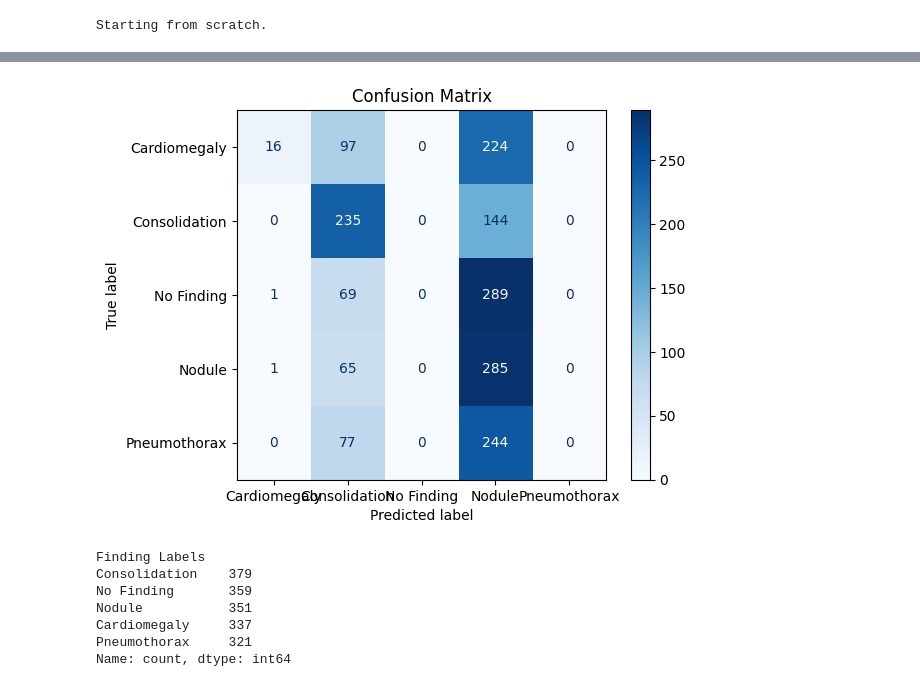
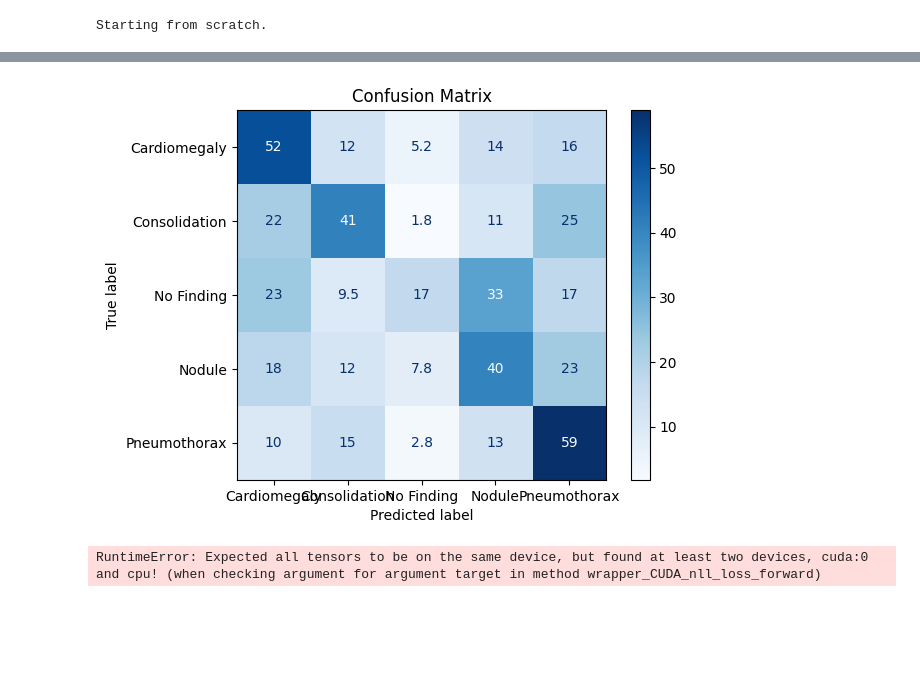
Before and after one commit to JevsJevs/MC906-DiagXray, a Jupyter notebook: ResNet50.ipynb, the cells around one changed output, grey strips where cells are left out. Cells and saved outputs as stored; diff of their text form; code cells hidden in the pictures; blank space fills up the shorter version.

```diff
--- a/ResNet50.ipynb
+++ b/ResNet50.ipynb
@@ -140,6 +154,7 @@ Name: count, dtype: int64
 # %% [markdown]
 # Starting to make the model
 # %%
+import cv2 as cv
 class ChestXrayDataset(Dataset):
     def __init__(self, dataframe, img_dir, transform=None):
         self.df = dataframe.reset_index(drop=True)
@@ -157,9 +172,12 @@ class ChestXrayDataset(Dataset):
         label = self.label_to_idx[label_str]
         img_path = os.path.join(self.img_dir, img_name)
 
-        image = Image.open(img_path).convert('L').convert('RGB')  # grayscale
+        img = Image.open(img_path).convert("L")  # Ensure it's grayscale
+
+        # Convert to 3-channel by duplicating channels
+        img = Image.merge("RGB", (img, img, img))
         if self.transform:
-            image = self.transform(image)
+            image = self.transform(img)
 
         return image, torch.tensor(label, dtype=torch.long)
 
@@ -197,11 +218,11 @@ resnet = resnet.to(device)
 # %% [output]
 cuda
 # %%
-checkPath = "ResNet50Suite.pth"
+checkPath = "ResNet50-LR0-0005-morethan1800.pth"
 
 # Loss function n Optimizer
 criterion = nn.CrossEntropyLoss()
-optimizer = torch.optim.Adam(resnet.fc.parameters(), lr=0.003)
+optimizer = torch.optim.Adam(resnet.fc.parameters(), lr=0.0005)
 
 #Checkpoint logic just because things can go south lmao
 start_epoch = 0
@@ -312,33 +348,42 @@ plt.show()
 # %%
 from sklearn.metrics import confusion_matrix, ConfusionMatrixDisplay
 
 all_preds = []
 all_labels = []
 
 resnet.eval()
 with torch.no_grad():
     for inputs, labels in val_loader:
         inputs = inputs.to(device)
         outputs = resnet(inputs)
         preds = torch.argmax(outputs, dim=1).cpu().numpy()
         all_preds.extend(preds)
         all_labels.extend(labels.numpy())
 
+
 cm = confusion_matrix(all_labels, all_preds)
-disp = ConfusionMatrixDisplay(confusion_matrix=cm, display_labels=train_dataset.class_names)
+cm_percentage = cm.astype('float') / cm.sum(axis=1, keepdims=True) * 100
+
+disp = ConfusionMatrixDisplay(confusion_matrix=cm_percentage, display_labels=train_dataset.class_names)
 disp.plot(cmap=plt.cm.Blues)
 plt.title('Confusion Matrix')
 plt.show()
 # %% [output]
-[figure, old version]
+[figure, new version]
 # %%
+resnet.train()
+optimizer = torch.optim.Adam(resnet.parameters(), lr=1e-2)
+criterion = nn.CrossEntropyLoss()
 
-val_patients['Finding Labels'].value_counts()
+inputs = inputs.to(device)
+labels = labels.to(device)
+
+for _ in range(200):
+    optimizer.zero_grad()
+    outputs = resnet(inputs)  # a single batch from your training set
+    loss = criterion(outputs, labels)
+    loss.backward()
+    optimizer.step()
+    print(loss.item())
 # %% [output]
-Finding Labels
-Consolidation    379
-No Finding       359
-Nodule           351
-Cardiomegaly     337
-Pneumothorax     321
-Name: count, dtype: int64
+RuntimeError: Expected all tensors to be on the same device, but found at least two devices, cuda:0 and cpu! (when checking argument for argument target in method wrapper_CUDA_nll_loss_forward)
```
Also changed, not shown: parts of 6 cells of this notebook.
